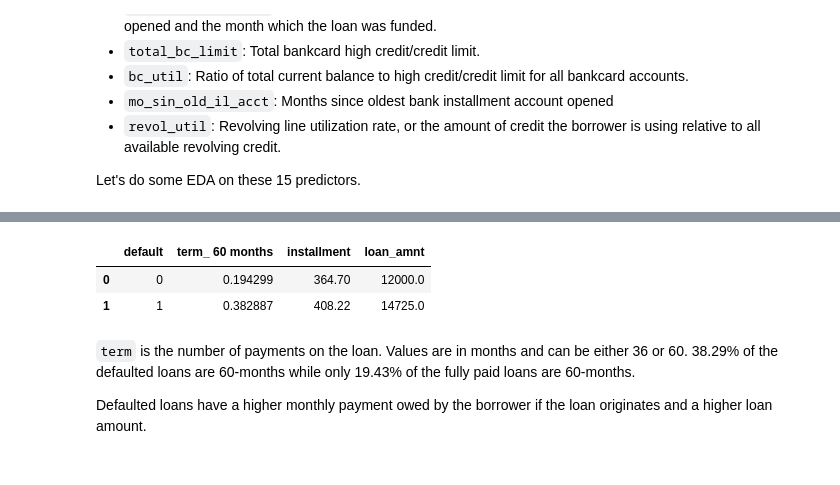
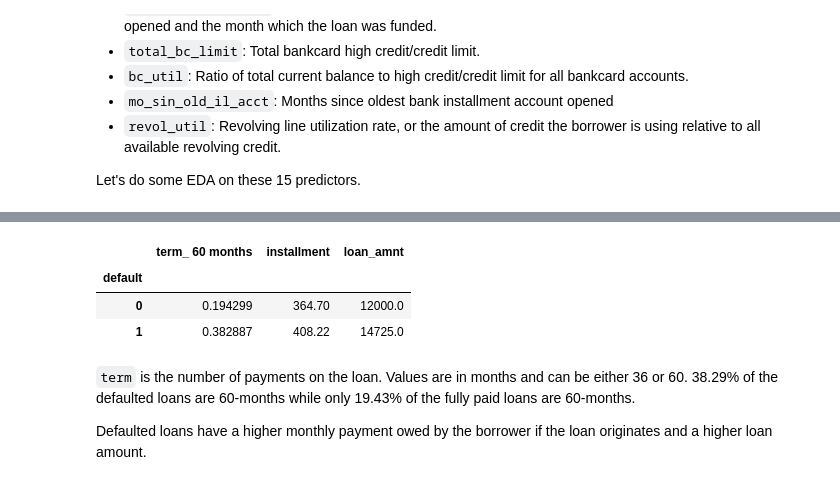
Before and after one commit to Claireyhxu/DSBD_LendingClub_Project, a Jupyter notebook: DSBD_Proj2_Interim.ipynb, the cells around one changed output, grey strips where cells are left out. Saved outputs shown, nothing was run; the diff lists cells and outputs as text; code cells hidden in the pictures.

```diff
--- a/DSBD_Proj2_Interim.ipynb
+++ b/DSBD_Proj2_Interim.ipynb
@@ -287,20 +320,18 @@ sns.despine()
 # %%
 # change the 'term_ 60 months' variable to float to compute mean
 data_new['term_ 60 months'] = data_new['term_ 60 months'].astype(np.float64)
 
 # Predictors related to loans
-data_loan = data_new.groupby('default').agg({
+data_new.groupby('default').agg({
                 'term_ 60 months': 'mean',
                 'installment': 'median',
                 'loan_amnt': 'median'
 })
-
-data_loan.reset_index(inplace = True)
-data_loan
 # %% [output]
-|  | default | term_ 60 months | installment | loan_amnt |
-| 0 | 0 | 0.194299 | 364.70 | 12000.0 |
-| 1 | 1 | 0.382887 | 408.22 | 14725.0 |
+|  | term_ 60 months | installment | loan_amnt |
+| default |  |  |  |
+| 0 | 0.194299 | 364.70 | 12000.0 |
+| 1 | 0.382887 | 408.22 | 14725.0 |
 # %% [markdown]
 `term` is the number of payments on the loan. Values are in months and can be either 36 or 60. 38.29% of the defaulted loans are 60-months while only 19.43% of the fully paid loans are 60-months.
 
```
Also changed, not shown: parts of 11 cells of this notebook.
